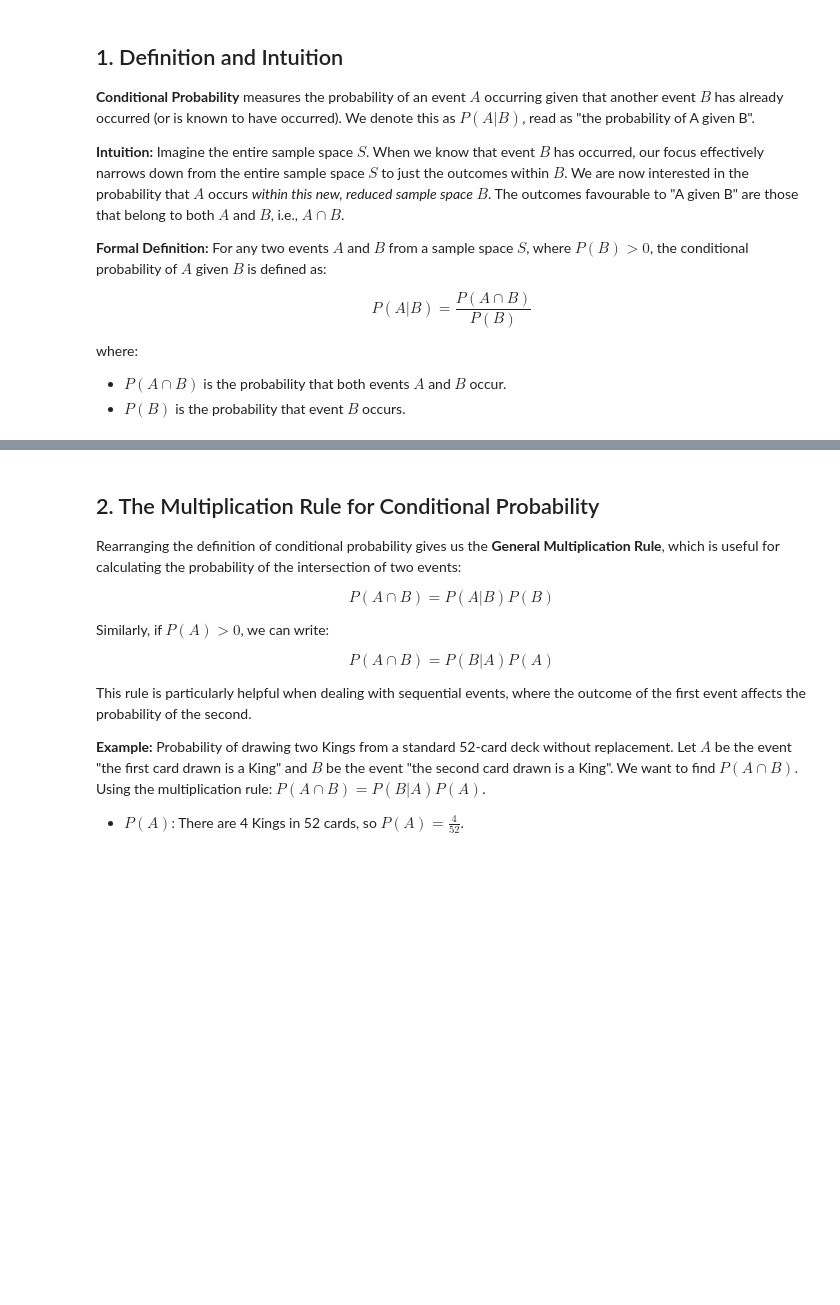
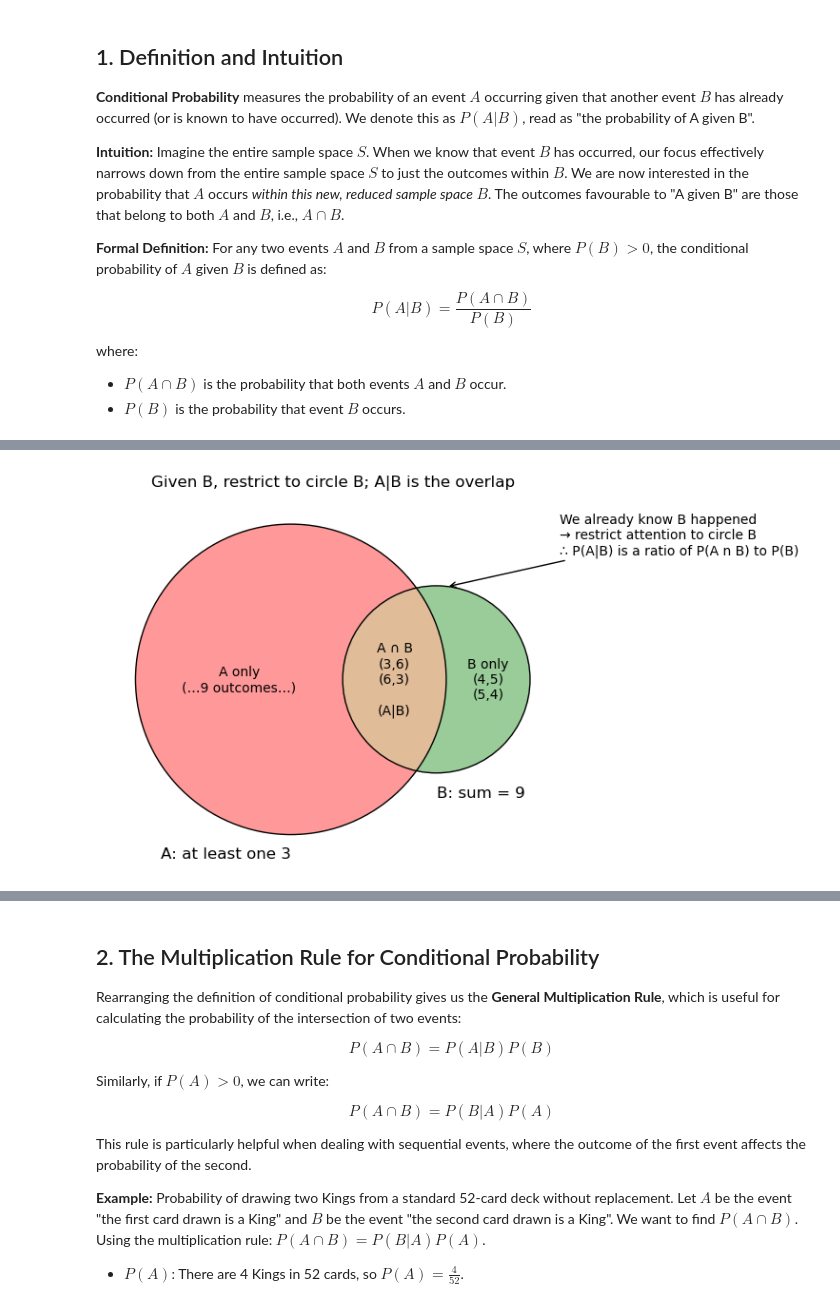
Before and after one commit to snowch/learn_probability, a Jupyter notebook: chapter_04.ipynb, the cells around one changed output, grey strips where cells are left out. Drawn from its saved outputs; the diff is of its cells as text; code cells hidden in the pictures; blank space fills up the shorter version.

```diff
--- a/chapter_04.ipynb
+++ b/chapter_04.ipynb
@@ -69,3 +60,12 @@ plt.close(fig)
+# %%
+#| label: venn-dice-a-given-b
+#| echo: false
+#| output: false
+#| tags: [remove-input, remove-output]
+
+fig
+# %% [output]
+[figure, added]
 # %% [markdown]
 :::{admonition} Example Two Dice — “At least one 3” given “sum is 9”
 :class: tip
```
Also changed, not shown: parts of 2 cells of this notebook.
